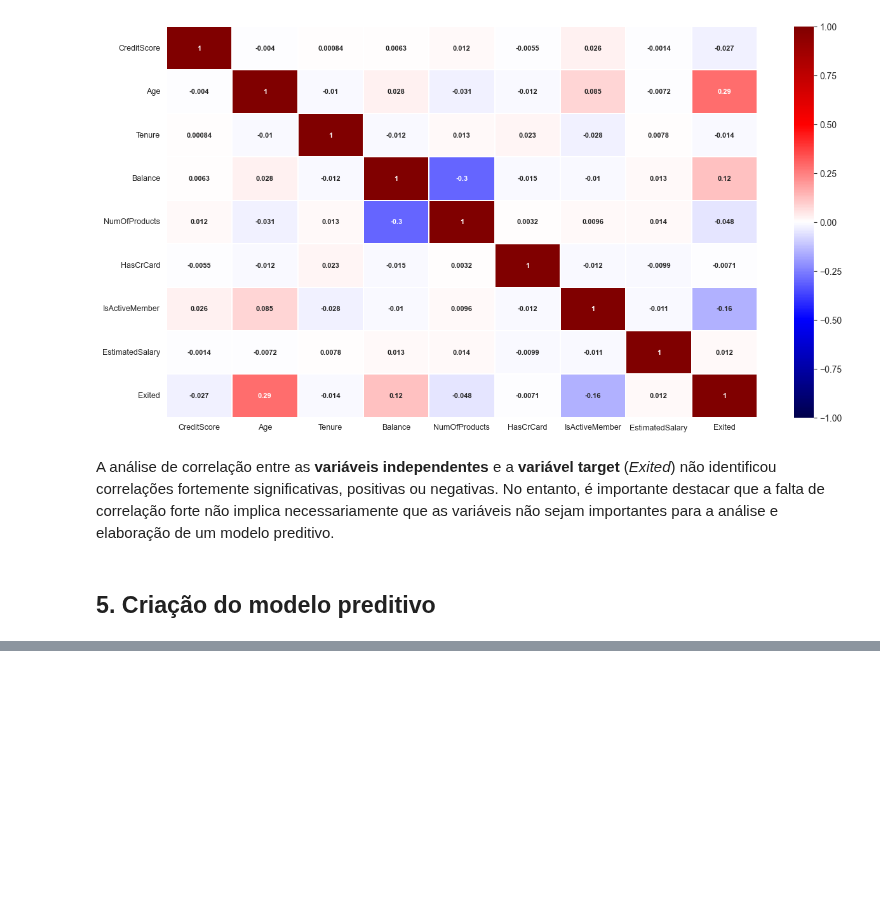
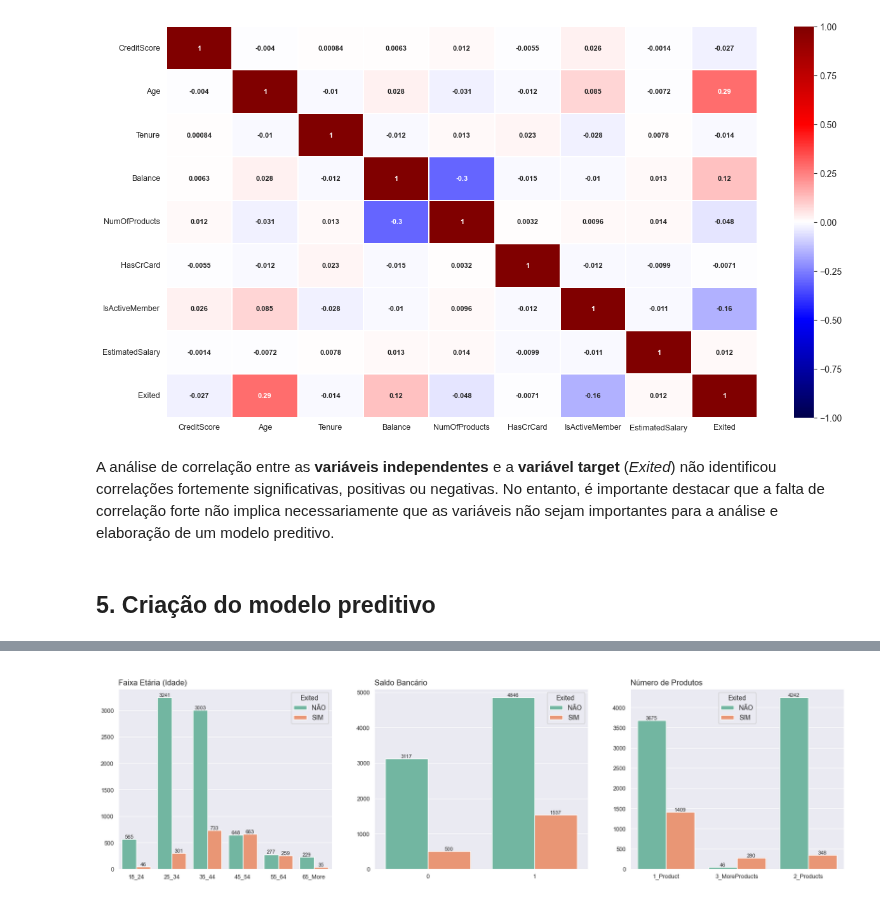
Before and after one commit to emso-exe/Churn_clientes_de_banco, a Jupyter notebook: churn_clientes_de_banco.ipynb, the cells around one changed output, grey strips where cells are left out. Saved outputs shown, nothing was run; the diff lists cells and outputs as text; code cells hidden in the pictures; blank space fills up the shorter version.

```diff
--- a/churn_clientes_de_banco.ipynb
+++ b/churn_clientes_de_banco.ipynb
@@ -464,0 +465,15 @@ A análise de correlação entre as **variáveis independentes** e a **variável
+# %%
+# Agrupar idades numéricas em faixas etárias
+
+faixa = [17, 25, 35, 45, 55, 65, df['Age'].max()]
+rotulos = ['18_24',
+           '25_34',
+           '35_44',
+           '45_54',
+           '55_64',
+           '65_More']
+
+df['Age'] = pd.cut(df['Age'], bins=faixa, labels=rotulos)
+df = pd.DataFrame(df)
+
+df.head()
@@ -464,0 +520,8 @@ A análise de correlação entre as **variáveis independentes** e a **variável
+# %%
+fig, (ax1, ax2, ax3) = plt.subplots(1, 3, figsize=(20, 5))
+
+graf_countplot(df, 'Age', '\nFaixa Etária (Idade)', ax1)
+graf_countplot(df, 'Balance', '\nSaldo Bancário', ax2)
+graf_countplot(df, 'NumOfProducts', '\nNúmero de Produtos', ax3)
+# %% [output]
+[figure, added]
```
Also changed, not shown: parts of 11 cells of this notebook.
